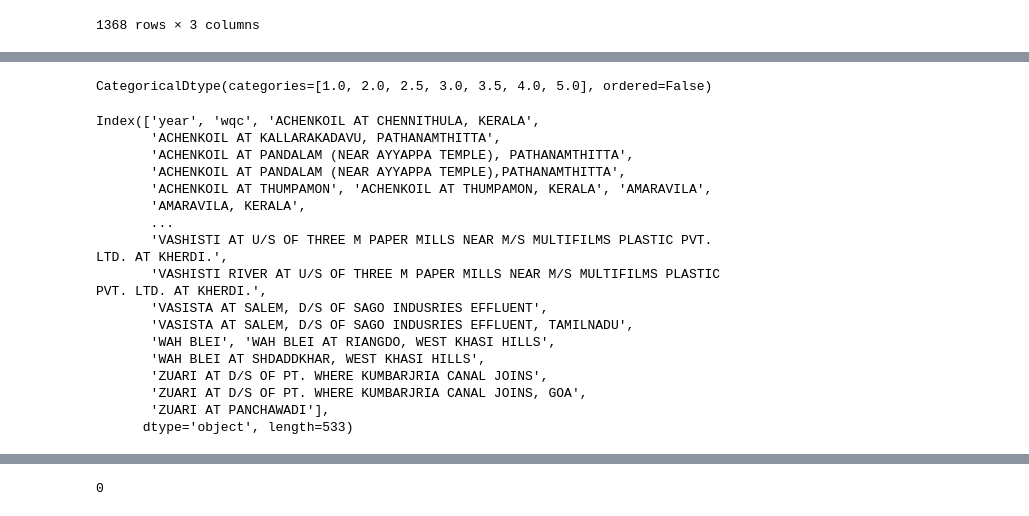
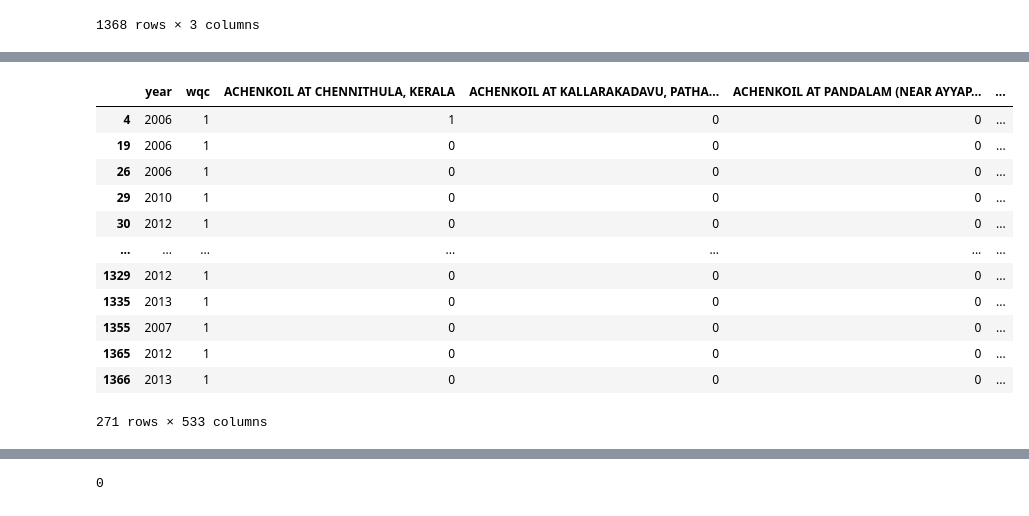
Before and after one commit to Murdock135/Water-Quality-Prediction, a Jupyter notebook: notebooks/initial_analysis.ipynb, the cells around one changed output, grey strips where cells are left out. Saved outputs shown, nothing was run; the diff lists cells and outputs as text; code cells hidden in the pictures.

```diff
--- a/notebooks/initial_analysis.ipynb
+++ b/notebooks/initial_analysis.ipynb
@@ -551,27 +590,19 @@ data_numerical.wqc = data_numerical.wqc.astype('category')
 # %%
-data_numerical.wqc.dtype
+data_numerical[data.wqc==1]
 # %% [output]
+|  | year | wqc | ACHENKOIL AT CHENNITHULA, KERALA | ACHENKOIL AT KALLARAKADAVU, PATHA... | ACHENKOIL AT PANDALAM (NEAR AYYAP... | ... |
+| 4 | 2006 | 1 | 1 | 0 | 0 | ... |
+| 19 | 2006 | 1 | 0 | 0 | 0 | ... |
+| 26 | 2006 | 1 | 0 | 0 | 0 | ... |
+| 29 | 2010 | 1 | 0 | 0 | 0 | ... |
+| 30 | 2012 | 1 | 0 | 0 | 0 | ... |
+| ... | ... | ... | ... | ... | ... | ... |
+| 1329 | 2012 | 1 | 0 | 0 | 0 | ... |
+| 1335 | 2013 | 1 | 0 | 0 | 0 | ... |
+| 1355 | 2007 | 1 | 0 | 0 | 0 | ... |
+| 1365 | 2012 | 1 | 0 | 0 | 0 | ... |
+| 1366 | 2013 | 1 | 0 | 0 | 0 | ... |
-CategoricalDtype(categories=[1.0, 2.0, 2.5, 3.0, 3.5, 4.0, 5.0], ordered=False)
+271 rows × 533 columns
-# %%
-data_numerical.columns
-# %% [output]
-Index(['year', 'wqc', 'ACHENKOIL AT CHENNITHULA, KERALA',
-       'ACHENKOIL AT KALLARAKADAVU, PATHANAMTHITTA',
-       'ACHENKOIL AT PANDALAM (NEAR AYYAPPA TEMPLE), PATHANAMTHITTA',
-       'ACHENKOIL AT PANDALAM (NEAR AYYAPPA TEMPLE),PATHANAMTHITTA',
-       'ACHENKOIL AT THUMPAMON', 'ACHENKOIL AT THUMPAMON, KERALA', 'AMARAVILA',
-       'AMARAVILA, KERALA',
-       ...
-       'VASHISTI AT U/S OF THREE M PAPER MILLS NEAR M/S MULTIFILMS PLASTIC PVT. LTD. AT KHERDI.',
-       'VASHISTI RIVER AT U/S OF THREE M PAPER MILLS NEAR M/S MULTIFILMS PLASTIC PVT. LTD. AT KHERDI.',
-       'VASISTA AT SALEM, D/S OF SAGO INDUSRIES EFFLUENT',
-       'VASISTA AT SALEM, D/S OF SAGO INDUSRIES EFFLUENT, TAMILNADU',
-       'WAH BLEI', 'WAH BLEI AT RIANGDO, WEST KHASI HILLS',
-       'WAH BLEI AT SHDADDKHAR, WEST KHASI HILLS',
-       'ZUARI AT D/S OF PT. WHERE KUMBARJRIA CANAL JOINS',
-       'ZUARI AT D/S OF PT. WHERE KUMBARJRIA CANAL JOINS, GOA',
-       'ZUARI AT PANCHAWADI'],
-      dtype='object', length=533)
 # %%
 x = data_numerical.drop(columns='wqc')
 # %%
```
Also changed, not shown: parts of 30 cells of this notebook.
